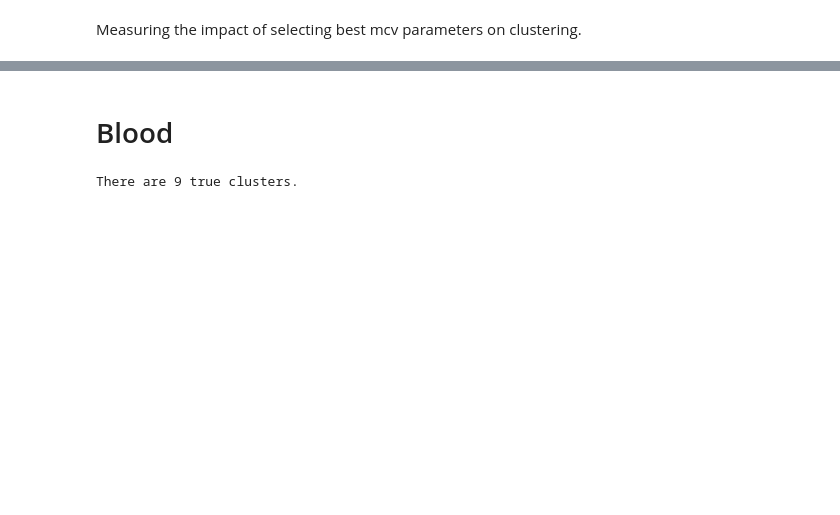
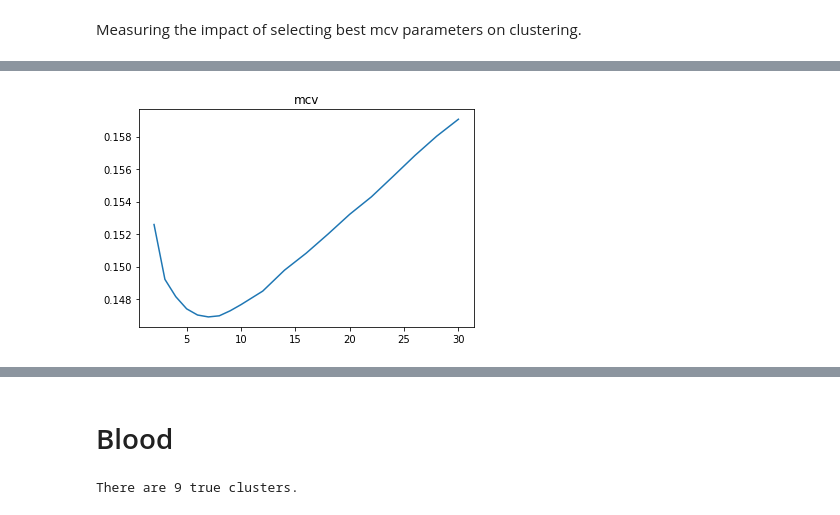
Before and after one commit to czbiohub-sf/molecular-cross-validation, a Jupyter notebook: examples/clustering.ipynb, the cells around one changed output, grey strips where cells are left out. Cells and saved outputs as stored; diff of their text form; code cells hidden in the pictures; blank space fills up the shorter version.

```diff
--- a/examples/clustering.ipynb
+++ b/examples/clustering.ipynb
@@ -39,0 +40,6 @@ plot_mcv_ari(denoised_symsim)
+# %%
+denoised_symsim_50 = sweep_pca_sqrt(symsim, p=0.5)
+# %%
+plot_scalar(denoised_symsim_50, 'mcv')
+# %% [output]
+[figure, added]
```
Also changed, not shown: parts of 42 cells of this notebook, 5 other files.
